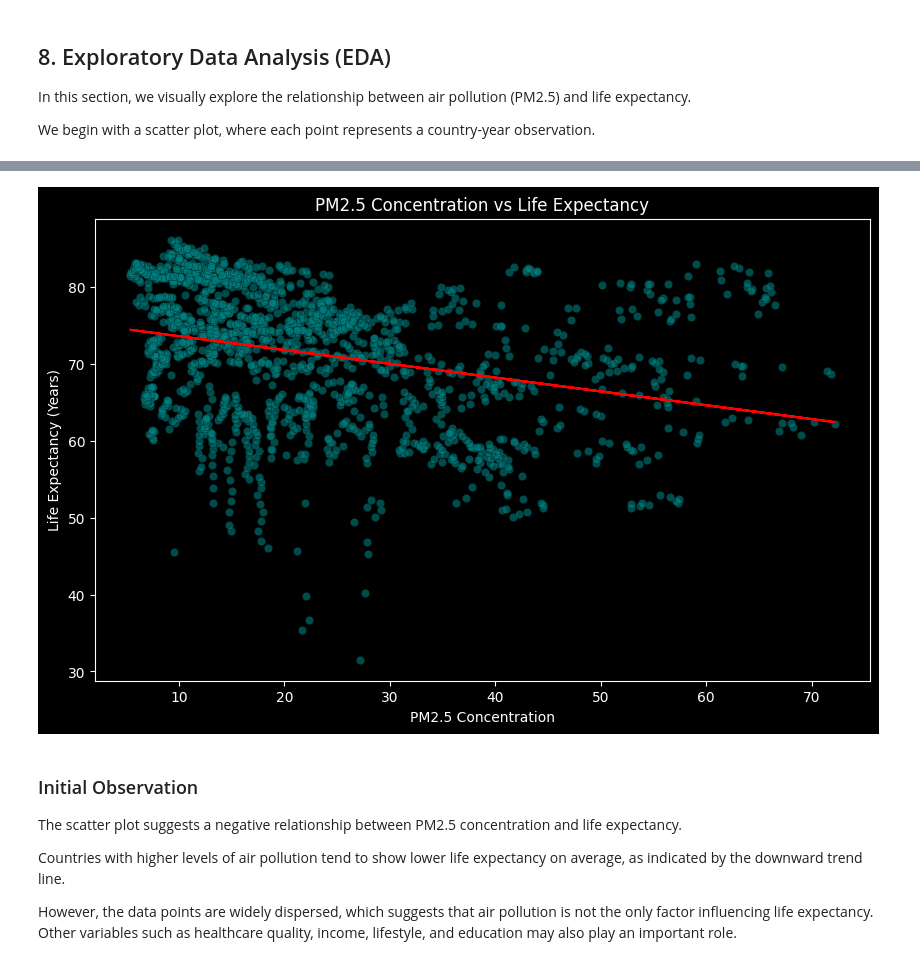
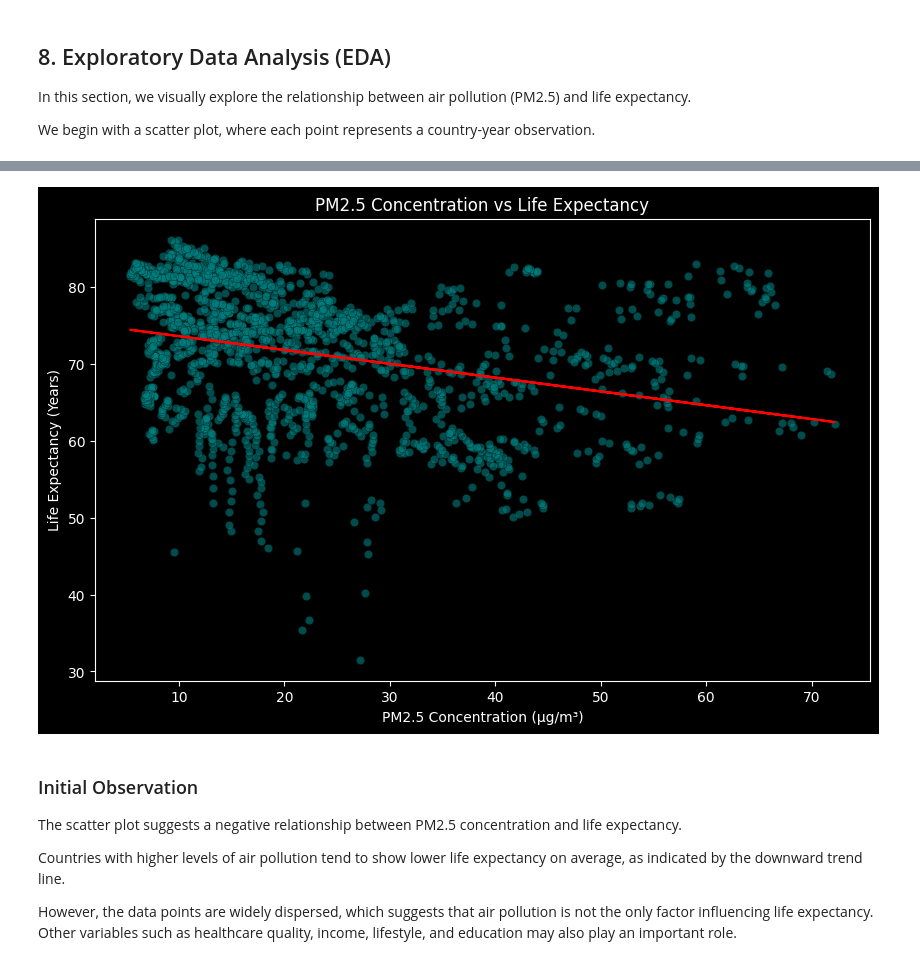
Before and after one commit to Enarb1/air-pollution-health-impact, a Jupyter notebook: notebooks/air_polution_health_impact_project.ipynb, the cells around one changed output, grey strips where cells are left out. Drawn from its saved outputs; the diff is of its cells as text; code cells hidden in the pictures.

```diff
--- a/notebooks/air_polution_health_impact_project.ipynb
+++ b/notebooks/air_polution_health_impact_project.ipynb
@@ -592,36 +605,36 @@ plt.show()
 # With Trend Line
 
 plt.figure(figsize=(10, 6))
 plt.scatter(
     merged_df['PM2.5'],
     merged_df['Life Expectancy'],
     alpha=0.6,
     color='teal',
     edgecolor='black',
     linewidth=0.3
 )
 
-# Trend line
+# Fit a first-degree polynomial (straight line) to visualize the overall linear trend
 z = np.polyfit(
     merged_df['PM2.5'],
     merged_df['Life Expectancy'],
     1
 )
 p = np.poly1d(z)
 
 plt.plot(
     merged_df['PM2.5'],
     p(merged_df['PM2.5']),
     color='red',
 )
 
 
-plt.xlabel('PM2.5 Concentration')
+plt.xlabel('PM2.5 Concentration (μg/m³)')
 plt.ylabel('Life Expectancy (Years)')
 plt.title('PM2.5 Concentration vs Life Expectancy')
 plt.show()
 # %% [output]
-[figure, old version]
+[figure, new version]
 # %% [markdown]
 ### Initial Observation
 
```
Also changed, not shown: parts of 17 cells of this notebook.
